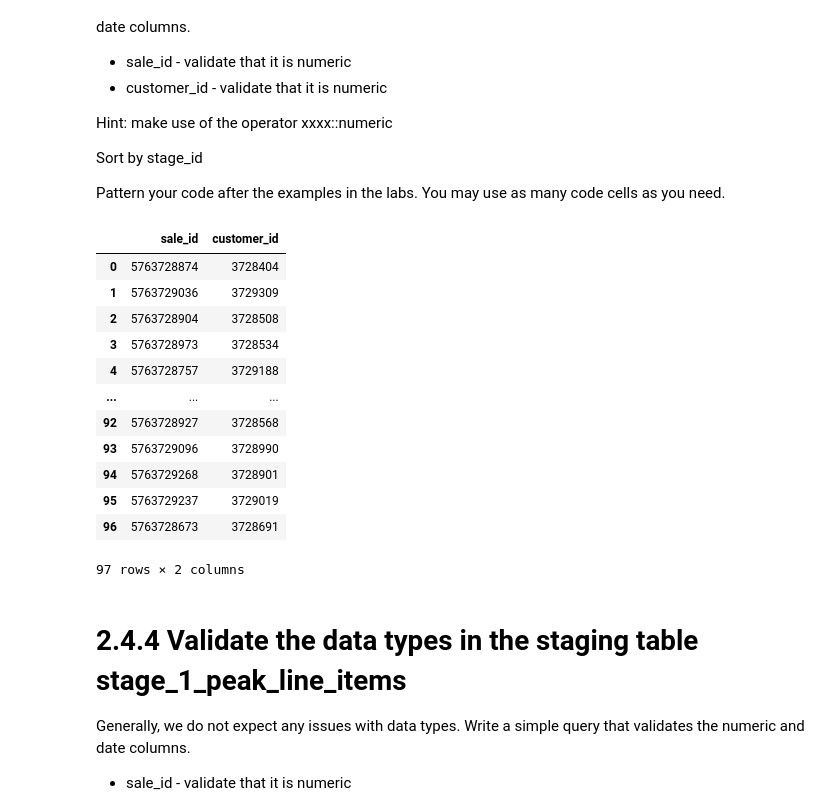
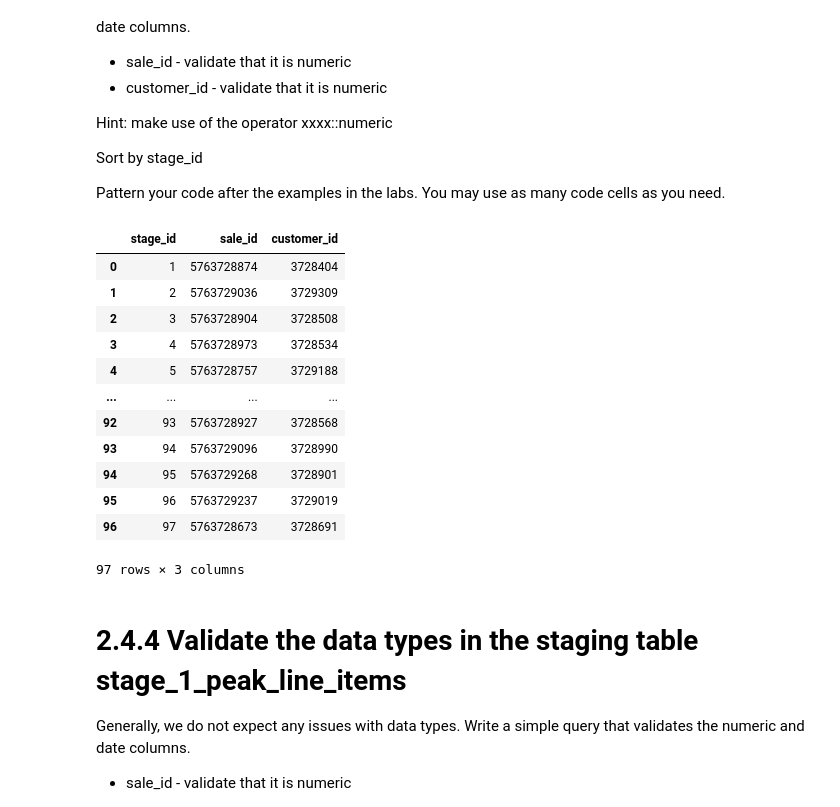
Before and after one commit to scabanela-ischool/Data_Engineering_Proj2_Tracking_User_Activity, a Jupyter notebook: project_2_4.ipynb, the cells around one changed output. Saved outputs shown, nothing was run; the diff lists cells and outputs as text; code cells hidden in the pictures.

```diff
--- a/project_2_4.ipynb
+++ b/project_2_4.ipynb
@@ -178,31 +180,32 @@ Pattern your code after the examples in the labs.  You may use as many code cell
 # %%
 rollback_before_flag = True
 rollback_after_flag = True
 
 query  = """
 
-select sale_id::numeric,
+select stage_id,
+       sale_id::numeric,
        customer_id::numeric
 from stage_1_peak_customers
 order by stage_id
 
 """
 
 my_select_query_pandas(query, rollback_before_flag, rollback_after_flag)
 # %% [output]
-|  | sale_id | customer_id |
-| 0 | 5763728874 | 3728404 |
-| 1 | 5763729036 | 3729309 |
-| 2 | 5763728904 | 3728508 |
-| 3 | 5763728973 | 3728534 |
-| 4 | 5763728757 | 3729188 |
-| ... | ... | ... |
-| 92 | 5763728927 | 3728568 |
-| 93 | 5763729096 | 3728990 |
-| 94 | 5763729268 | 3728901 |
-| 95 | 5763729237 | 3729019 |
-| 96 | 5763728673 | 3728691 |
+|  | stage_id | sale_id | customer_id |
+| 0 | 1 | 5763728874 | 3728404 |
+| 1 | 2 | 5763729036 | 3729309 |
+| 2 | 3 | 5763728904 | 3728508 |
+| 3 | 4 | 5763728973 | 3728534 |
+| 4 | 5 | 5763728757 | 3729188 |
+| ... | ... | ... | ... |
+| 92 | 93 | 5763728927 | 3728568 |
+| 93 | 94 | 5763729096 | 3728990 |
+| 94 | 95 | 5763729268 | 3728901 |
+| 95 | 96 | 5763729237 | 3729019 |
+| 96 | 97 | 5763728673 | 3728691 |
-97 rows × 2 columns
+97 rows × 3 columns
 # %% [markdown]
 # 2.4.4 Validate the data types in the staging table stage_1_peak_line_items
 
```
Also changed, not shown: parts of 3 cells of this notebook.
